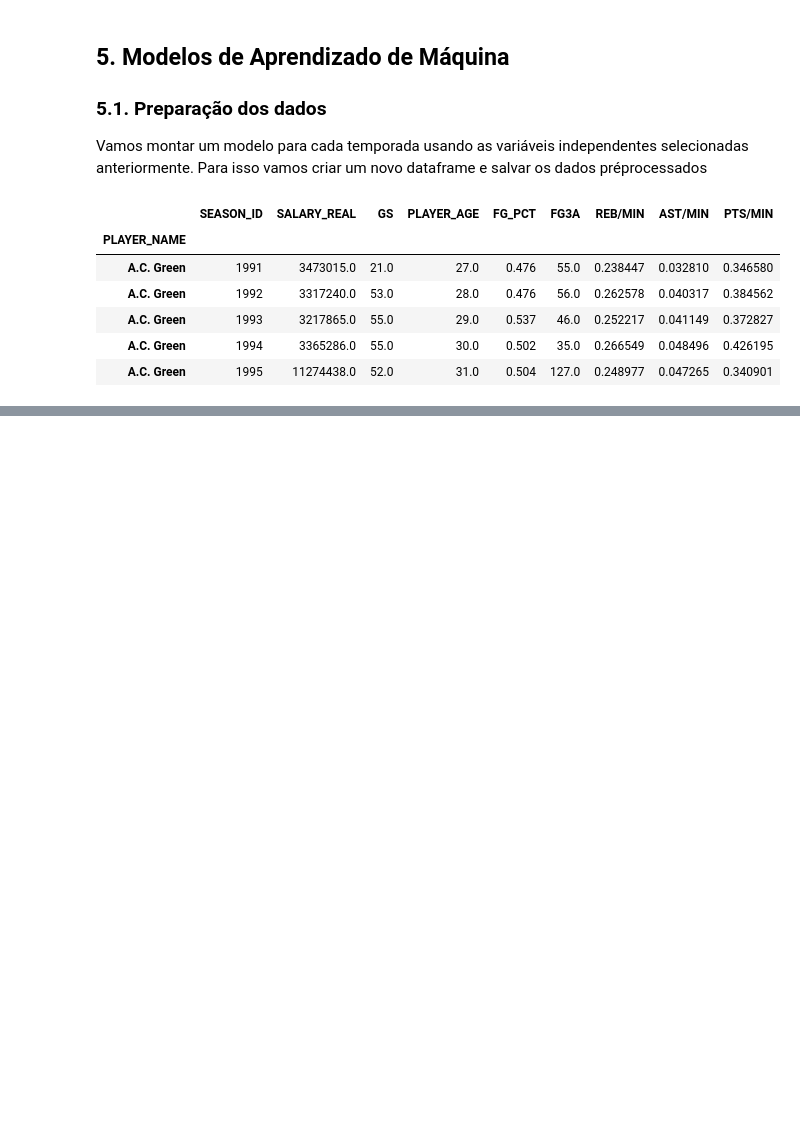
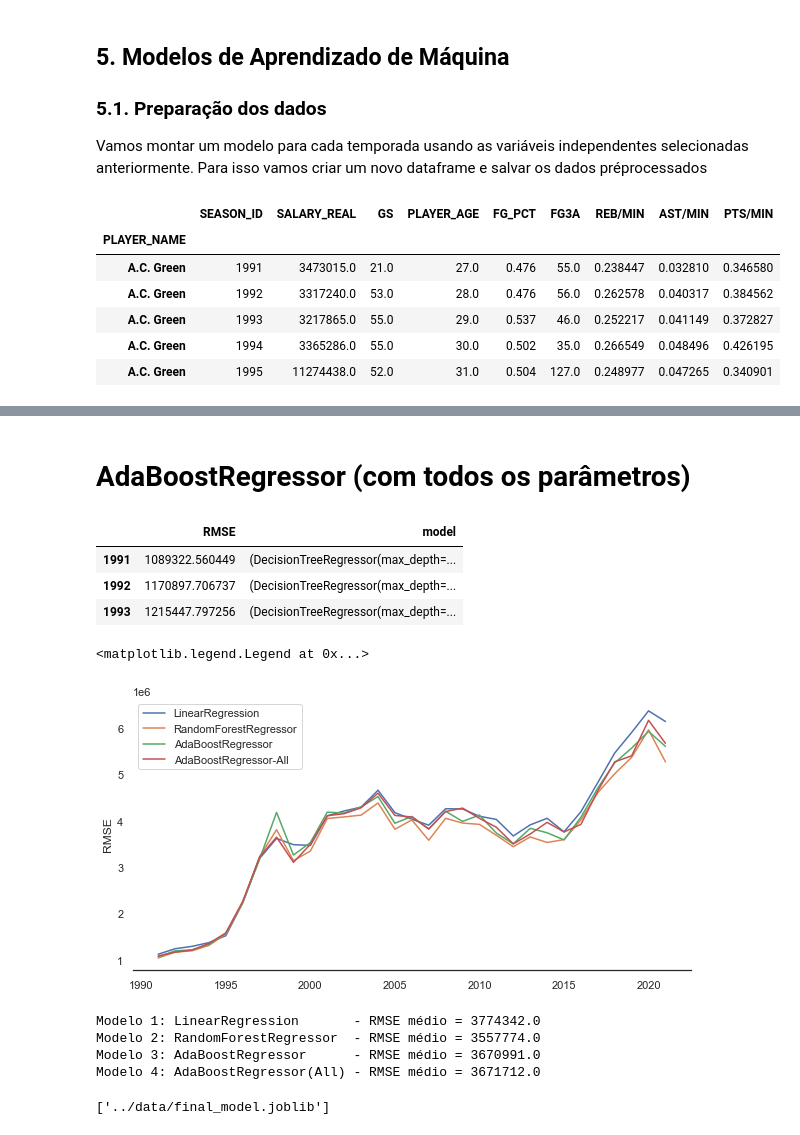
Before and after one commit to ciencia-dados-ifsp-grupo5/NBAstats, a Jupyter notebook: notebooks/NBAstats_data_analyse.ipynb, the cells around one changed output, grey strips where cells are left out. Saved outputs shown, nothing was run; the diff lists cells and outputs as text; code cells hidden in the pictures; blank space fills up the shorter version.

Commit message:
Final model creating

```diff
--- a/notebooks/NBAstats_data_analyse.ipynb
+++ b/notebooks/NBAstats_data_analyse.ipynb
@@ -600,0 +576,67 @@ for i in temporadas:
+# %% [markdown]
+# AdaBoostRegressor (com todos os parâmetros)
+# %%
+temporadas = df_final.SEASON_ID.sort_values().unique()
+model4 = pd.DataFrame(index = temporadas, columns = ['RMSE','model'])
+for i in temporadas:
+
+    X = df_pre.query('SEASON_ID == @i').fillna(0)
+
+    y = X['SALARY_REAL']
+    X = X.drop(['SALARY_REAL','SALARY_NOMINAL','PLAYER_NAME','SEASON_ID'], axis = 1)
+
+    ada_param_grid = [
+        {
+            'learning_rate': [1, 0.5,0.1],
+            'loss': ['linear','square','exponential']
+        }
+    ]
+
+    num_folds = 5
+
+    ADABOOST2 = GridSearchCV(
+        estimator = AdaBoostRegressor(random_state = 13),
+        param_grid=ada_param_grid,
+        cv=num_folds,
+        scoring="neg_root_mean_squared_error"
+    )
+
+    ADABOOST2.fit(X, y)
+
+    ADABOOST2_best = ADABOOST2.best_estimator_
+    model4.loc[i,:] = [-ADABOOST2.best_score_, ADABOOST2_best]
+
+model4.head(3)
+# %% [output]
+|  | RMSE | model |
+| 1991 | 1089322.560449 | (DecisionTreeRegressor(max_depth=... |
+| 1992 | 1170897.706737 | (DecisionTreeRegressor(max_depth=... |
+| 1993 | 1215447.797256 | (DecisionTreeRegressor(max_depth=... |
+# %%
+plt.figure(figsize = (10,5))
+ax = sns.lineplot(x = model1.index, y = model1.RMSE, label = 'LinearRegression')
+ax = sns.lineplot(x = model2.index, y = model2.RMSE, label = 'RandomForestRegressor')
+ax = sns.lineplot(x = model3.index, y = model3.RMSE, label = 'AdaBoostRegressor')
+ax = sns.lineplot(x = model4.index, y = model4.RMSE, label = 'AdaBoostRegressor-All')
+
+ax.legend()
+# %% [output]
+<matplotlib.legend.Legend at 0x...>
+[figure, added]
+# %%
+print(f'Modelo 1: LinearRegression       - RMSE médio = {model1.RMSE.mean().round(0)}')
+print(f'Modelo 2: RandomForestRegressor  - RMSE médio = {model2.RMSE.mean().round(0)}')
+print(f'Modelo 3: AdaBoostRegressor      - RMSE médio = {model3.RMSE.mean().round(0)}')
+print(f'Modelo 4: AdaBoostRegressor(All) - RMSE médio = {model4.RMSE.mean().round(0)}')
+# %% [output]
+Modelo 1: LinearRegression       - RMSE médio = 3774342.0
+Modelo 2: RandomForestRegressor  - RMSE médio = 3557774.0
+Modelo 3: AdaBoostRegressor      - RMSE médio = 3670991.0
+Modelo 4: AdaBoostRegressor(All) - RMSE médio = 3671712.0
+# %%
+import joblib
+
+final_model = model2.model.to_dict()
+joblib.dump(final_model, '../data/final_model.joblib')
+# %% [output]
+['../data/final_model.joblib']
```
Also changed, not shown: parts of 15 cells of this notebook, 1 other file.
